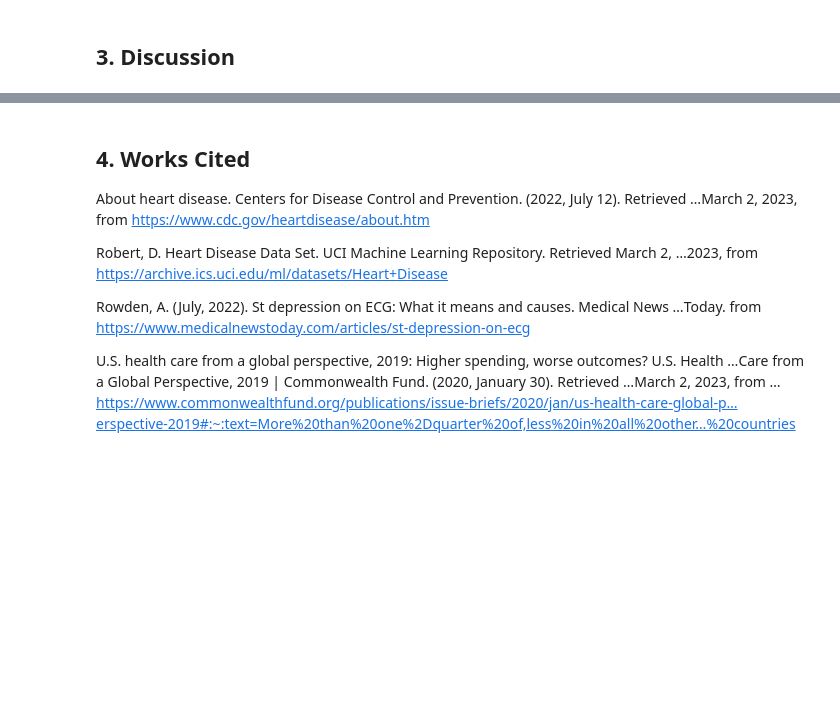
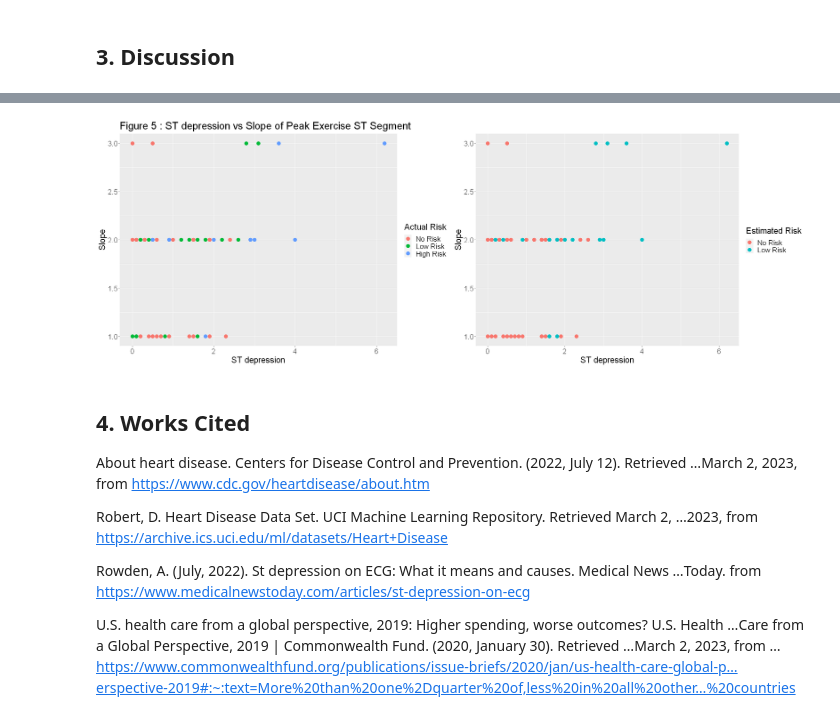
Before and after one commit to khyeo1011/dsci100_26, a Jupyter notebook: Project Report.ipynb, the cells around one changed output, grey strips where cells are left out. Drawn from its saved outputs; the diff is of its cells as text; code cells hidden in the pictures; blank space fills up the shorter version.

```diff
--- a/Project Report.ipynb
+++ b/Project Report.ipynb
@@ -236,3 +273,21 @@ _Table 5: Confusion Matrix for Classification Model_
+# %%
+hd_pred_truth_slst <- hd_predictions |>
+    ggplot(aes(x = st_depression, y = slope, color = risk)) +
+    geom_point(size = 4) +
+    labs(x = "ST depression", y = "Slope", color = "Actual Risk") +
+    ggtitle("Figure 5 : ST depression vs Slope of Peak Exercise ST Segment") +
+    theme(text = element_text(size = 20))
+
+hd_pred_estimate_slst <- hd_predictions |>
+    ggplot(aes(x = st_depression, y = slope, color = .pred_class)) +
+    geom_point(size = 4) +
+    labs(x = "ST depression", y = "Slope", color = "Estimated Risk") +
+    ggtitle("") +
+    theme(text = element_text(size = 20))
+
+plot_grid(hd_pred_truth_slst, hd_pred_estimate_slst)
+# %% [output]
+[figure, added]
 # %% [markdown]
 ## 4. Works Cited
 
```
Also changed, not shown: parts of 9 cells of this notebook.
